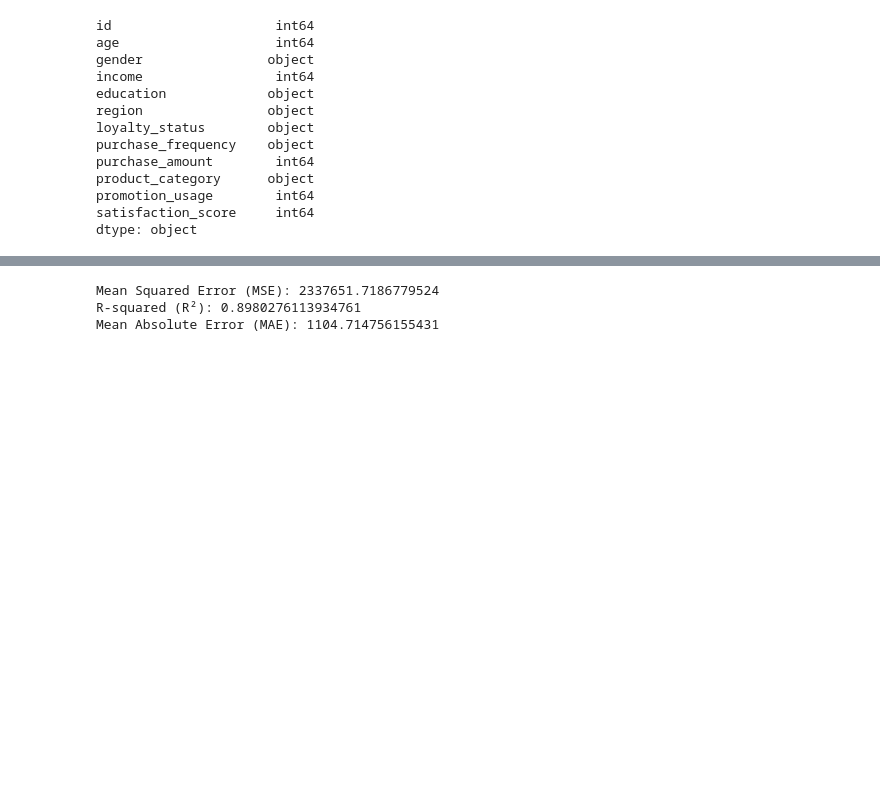
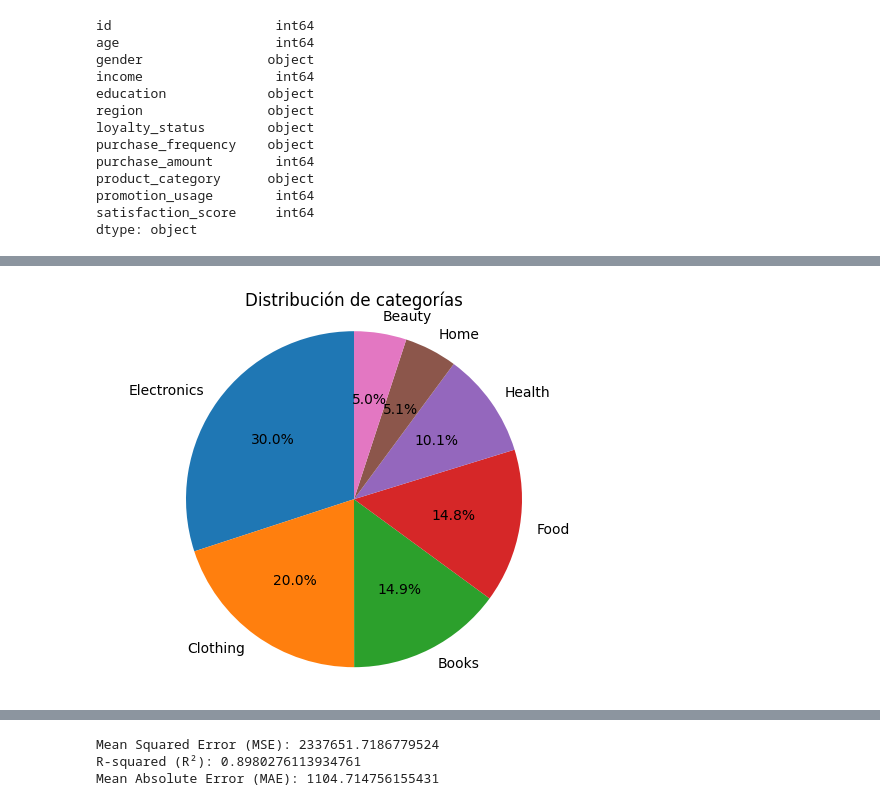
Before and after one commit to ancarye/proyecto_bedu_mod_4, a Jupyter notebook: Untitled.ipynb, the cells around one changed output, grey strips where cells are left out. Saved outputs shown, nothing was run; the diff lists cells and outputs as text; code cells hidden in the pictures; blank space fills up the shorter version.

```diff
--- a/Untitled.ipynb
+++ b/Untitled.ipynb
@@ -85,3 +102,15 @@ dtype: object
+# %%
+# Usa el método value_counts() para contar la cantidad de cada categoría
+categoria_count = data['product_category'].value_counts()
+
+# Graficar el recuento de cada categoría en un gráfico de pastel
+categoria_count.plot(kind='pie', autopct='%1.1f%%', startangle=90)
+plt.title('Distribución de categorías')
+plt.axis('equal')  # Asegura que el gráfico sea un círculo en lugar de una elipse
+plt.ylabel('')  # Elimina la etiqueta del eje y
+plt.show()
+# %% [output]
+[figure, added]
 # %%
 # Aplicar codificación one-hot a la columna 'gender'
 data_encoded = pd.get_dummies(data, columns=['gender'])
```
Also changed, not shown: parts of 28 cells of this notebook, 1 other file.
